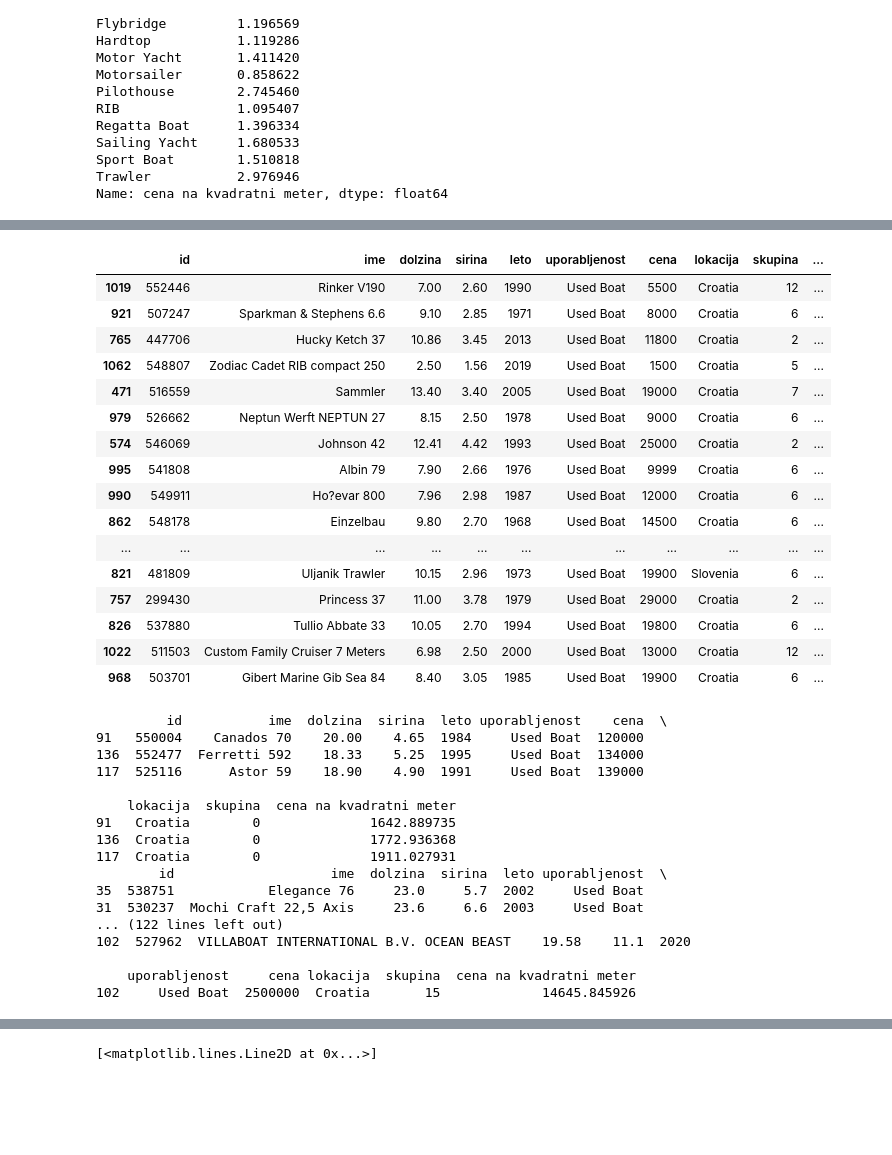
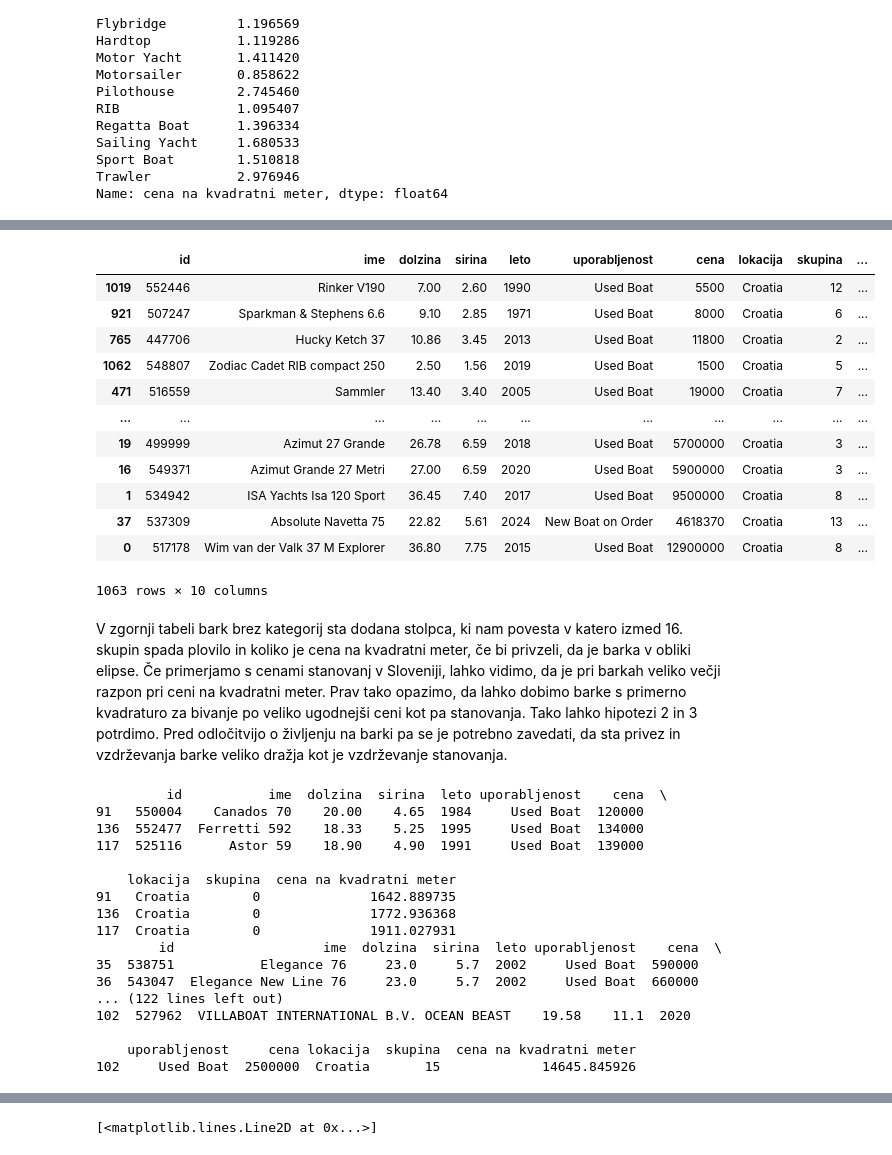
Before and after one commit to petermilivojevic/Analiza-podatkov-rabljenih-plovil, a Jupyter notebook: Prva_analiza.ipynb, the cells around one changed output, grey strips where cells are left out. Saved outputs shown, nothing was run; the diff lists cells and outputs as text; code cells hidden in the pictures; blank space fills up the shorter version.

```diff
--- a/Prva_analiza.ipynb
+++ b/Prva_analiza.ipynb
@@ -117,8 +119,7 @@ import matplotlib.pyplot as plt
 from sklearn.preprocessing import normalize
 
 razvrscanje_bark = barke_brez_kategorij.iloc[:, [2, 3, 4]]
-normalizirano = normalize(razvrscanje_bark)
-normalizirano = pd.DataFrame(normalizirano)
+normalizirano = pd.DataFrame(normalize(razvrscanje_bark))
 
 razdalje = [
     ['euclidean', 'ward'], ['euclidean', 'complete'], ['euclidean', 'single'], ['euclidean', 'average'],
@@ -128,18 +129,15 @@ razdalje = [
     ['minkowski', 'complete'], ['minkowski', 'single'], ['minkowski', 'average']
     ]
 
+min_st_skupin = 4
+max_st_skupin = 20
 norm_obrisi = []
-for n_skupin in range(4, 20):
+for n_skupin in range(min_st_skupin, max_st_skupin + 1):
     for metric, linkage in razdalje:
         norm_zdruzevanje = AgglomerativeClustering(n_clusters=n_skupin, linkage=linkage, metric=metric)
         norm_oznake = norm_zdruzevanje.fit_predict(normalizirano)
         norm_povprecje_obrisa = silhouette_score(normalizirano, norm_oznake)
         norm_obrisi.append(norm_povprecje_obrisa)
-
-norm_optimalno_st_skupin = np.argmax(norm_obrisi) + 2
-norm_optimalno_razvrscanje = AgglomerativeClustering(n_clusters=norm_optimalno_st_skupin)
-norm_optimalne_oznake = norm_optimalno_razvrscanje.fit_predict(normalizirano)
-norm_optimalen_obris = max(norm_obrisi)
 
 kombinacije = []
 komb = [
@@ -149,7 +147,7 @@ komb = [
     'cosine_complete', 'cosine_single', 'cosine_average',
     'minkowski_complete', 'minkowski_single', 'minkowski_average'
     ]
-for n in range(4, 20):
+for n in range(min_st_skupin, max_st_skupin + 1):
     for e in komb:
         e = e + f'_{n}'
         kombinacije.append(e)
@@ -169,8 +169,11 @@ plt.show()
 # %%
 opti = np.argmax(norm_obrisi)
-optimalna_izbira = (kombinacije[opti].split('_'), norm_obrisi[opti])
-opt_linkage = optimalna_izbira[0][1]
-opt_metric = optimalna_izbira[0][0]
-opt_st_skupin = int(optimalna_izbira[0][2])
-f"Optimalna kombinacija mere razdalje med objekti in skupinami je {opt_linkage, opt_metric}, optimalno število skupin pa je {opt_st_skupin}"
+optimalna_izbira = kombinacije[opti].split('_')
+opt_linkage = optimalna_izbira[1]
+opt_metric = optimalna_izbira[0]
+opt_st_skupin = int(optimalna_izbira[2])
+print(
+    f"V našem primeru je največji možen obris {norm_obrisi[opti]} dosežen s kombinacijo mere razdalje med objekti in skupinami {opt_linkage, opt_metric} in " +
+    f"optimalnim število skupin {opt_st_skupin}."
+)
 # %% [output]
@@ -178,36 +181,29 @@ f"Optimalna kombinacija mere razdalje med objekti in skupinami je {opt_linkage,
 # %%
-opt_linkage = optimalna_izbira[0][1]
-opt_metric = optimalna_izbira[0][0]
-opt_st_skupin = int(optimalna_izbira[0][2])
+skupine = AgglomerativeClustering(n_clusters=opt_st_skupin, metric=opt_metric, linkage=opt_linkage).fit_predict(normalizirano)
 
-clusterer = AgglomerativeClustering(n_clusters=opt_st_skupin, metric=opt_metric, linkage=opt_linkage)
-clusters = clusterer.fit_predict(normalizirano)
-
-barke_brez_kategorij['skupina'] = clusters
+barke_brez_kategorij['skupina'] = skupine
 barke_brez_kategorij['cena na kvadratni meter'] = (barke_brez_kategorij['cena'] * 4) / (np.pi * barke_brez_kategorij['dolzina'] * barke_brez_kategorij['sirina'])
-barke_brez_kategorij.sort_values('cena na kvadratni meter').head(20)
+barke_brez_kategorij.sort_values('cena na kvadratni meter')
 # %% [output]
 |  | id | ime | dolzina | sirina | leto | uporabljenost | cena | lokacija | skupina | ... |
 | 1019 | 552446 | Rinker V190 | 7.00 | 2.60 | 1990 | Used Boat | 5500 | Croatia | 12 | ... |
 | 921 | 507247 | Sparkman & Stephens 6.6 | 9.10 | 2.85 | 1971 | Used Boat | 8000 | Croatia | 6 | ... |
 | 765 | 447706 | Hucky Ketch 37 | 10.86 | 3.45 | 2013 | Used Boat | 11800 | Croatia | 2 | ... |
 | 1062 | 548807 | Zodiac Cadet RIB compact 250 | 2.50 | 1.56 | 2019 | Used Boat | 1500 | Croatia | 5 | ... |
 | 471 | 516559 | Sammler | 13.40 | 3.40 | 2005 | Used Boat | 19000 | Croatia | 7 | ... |
-| 979 | 526662 | Neptun Werft NEPTUN 27 | 8.15 | 2.50 | 1978 | Used Boat | 9000 | Croatia | 6 | ... |
-| 574 | 546069 | Johnson 42 | 12.41 | 4.42 | 1993 | Used Boat | 25000 | Croatia | 2 | ... |
-| 995 | 541808 | Albin 79 | 7.90 | 2.66 | 1976 | Used Boat | 9999 | Croatia | 6 | ... |
-| 990 | 549911 | Ho?evar 800 | 7.96 | 2.98 | 1987 | Used Boat | 12000 | Croatia | 6 | ... |
-| 862 | 548178 | Einzelbau | 9.80 | 2.70 | 1968 | Used Boat | 14500 | Croatia | 6 | ... |
 | ... | ... | ... | ... | ... | ... | ... | ... | ... | ... | ... |
-| 821 | 481809 | Uljanik Trawler | 10.15 | 2.96 | 1973 | Used Boat | 19900 | Slovenia | 6 | ... |
-| 757 | 299430 | Princess 37 | 11.00 | 3.78 | 1979 | Used Boat | 29000 | Croatia | 2 | ... |
-| 826 | 537880 | Tullio Abbate 33 | 10.05 | 2.70 | 1994 | Used Boat | 19800 | Croatia | 6 | ... |
-| 1022 | 511503 | Custom Family Cruiser 7 Meters | 6.98 | 2.50 | 2000 | Used Boat | 13000 | Croatia | 12 | ... |
-| 968 | 503701 | Gibert Marine Gib Sea 84 | 8.40 | 3.05 | 1985 | Used Boat | 19900 | Croatia | 6 | ... |
+| 19 | 499999 | Azimut 27 Grande | 26.78 | 6.59 | 2018 | Used Boat | 5700000 | Croatia | 3 | ... |
+| 16 | 549371 | Azimut Grande 27 Metri | 27.00 | 6.59 | 2020 | Used Boat | 5900000 | Croatia | 3 | ... |
+| 1 | 534942 | ISA Yachts Isa 120 Sport | 36.45 | 7.40 | 2017 | Used Boat | 9500000 | Croatia | 8 | ... |
+| 37 | 537309 | Absolute Navetta 75 | 22.82 | 5.61 | 2024 | New Boat on Order | 4618370 | Croatia | 13 | ... |
+| 0 | 517178 | Wim van der Valk 37 M Explorer | 36.80 | 7.75 | 2015 | Used Boat | 12900000 | Croatia | 8 | ... |
+1063 rows × 10 columns
+# %% [markdown]
+V zgornji tabeli bark brez kategorij sta dodana stolpca, ki nam povesta v katero izmed 16. skupin spada plovilo in koliko je cena na kvadratni meter, če bi privzeli, da je barka v obliki elipse. Če primerjamo s cenami stanovanj v Sloveniji, lahko vidimo, da je pri barkah veliko večji razpon pri ceni na kvadratni meter. Prav tako opazimo, da lahko dobimo barke s primerno kvadraturo za bivanje po veliko ugodnejši ceni kot pa stanovanja. Tako lahko hipotezi 2 in 3 potrdimo. Pred odločitvijo o življenju na barki pa se je potrebno zavedati, da sta privez in vzdrževanja barke veliko dražja kot je vzdrževanje stanovanja.
 # %%
 st_prikazanih_bark_na_skupino = 3
 for i in range(opt_st_skupin):
-    print(barke_brez_kategorij[barke_brez_kategorij.skupina == i].sort_values('cena na kvadratni meter').head(st_prikazanih_bark_na_skupino))
+    print(barke_brez_kategorij[barke_brez_kategorij.skupina == i].sort_values('cena').head(st_prikazanih_bark_na_skupino))
 # %% [output]
          id           ime  dolzina  sirina  leto uporabljenost    cena  \
 91   550004    Canados 70    20.00    4.65  1984     Used Boat  120000
@@ -218,9 +214,9 @@ for i in range(opt_st_skupin):
 91   Croatia        0              1642.889735
 136  Croatia        0              1772.936368
 117  Croatia        0              1911.027931
-        id                    ime  dolzina  sirina  leto uporabljenost  \
-35  538751            Elegance 76     23.0     5.7  2002     Used Boat
-31  530237  Mochi Craft 22,5 Axis     23.6     6.6  2003     Used Boat
+        id                   ime  dolzina  sirina  leto uporabljenost    cena  \
+35  538751           Elegance 76     23.0     5.7  2002     Used Boat  590000
+36  543047  Elegance New Line 76     23.0     5.7  2002     Used Boat  660000
 ... (122 lines left out)
 102  527962  VILLABOAT INTERNATIONAL B.V. OCEAN BEAST    19.58    11.1  2020
 
```
Also changed, not shown: parts of 21 cells of this notebook.
